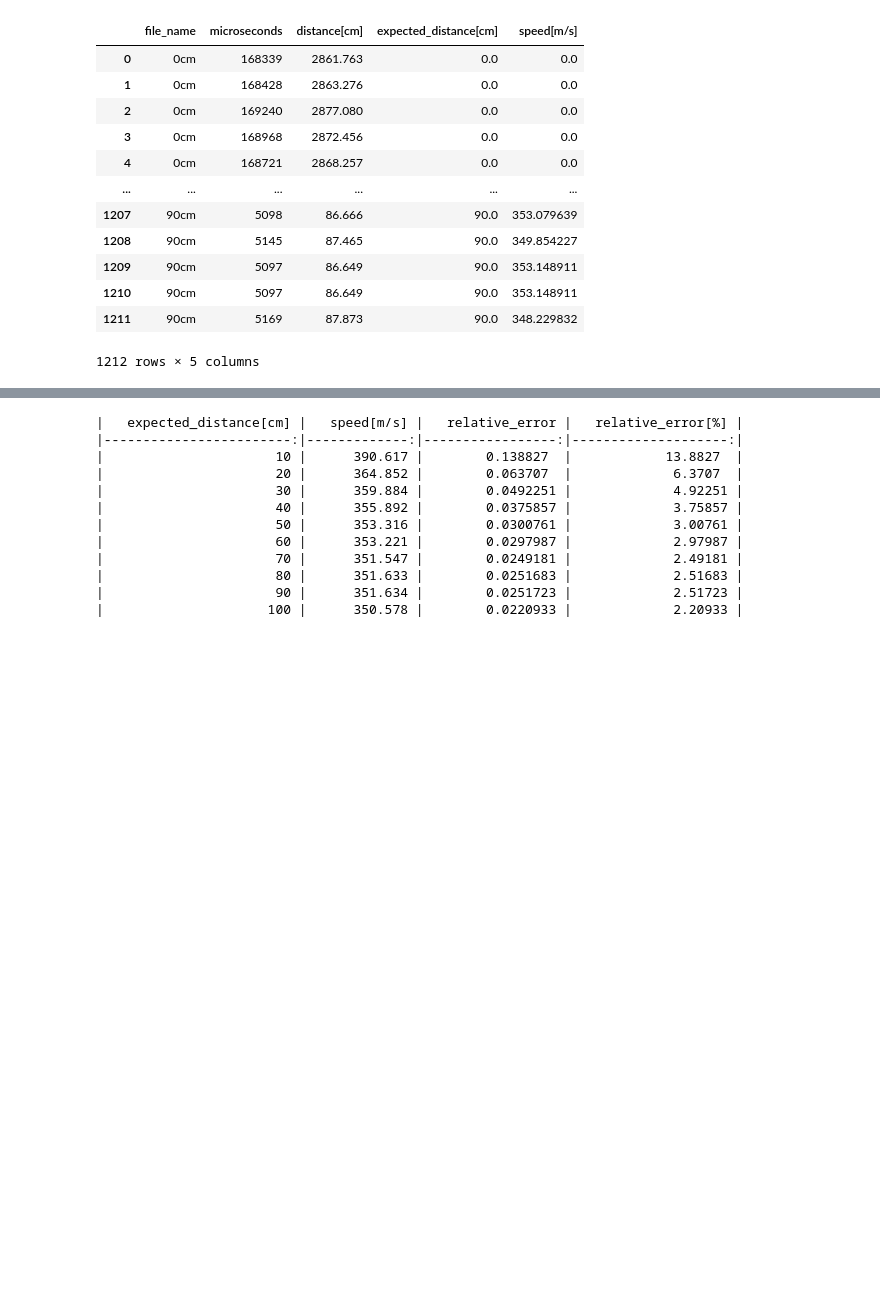
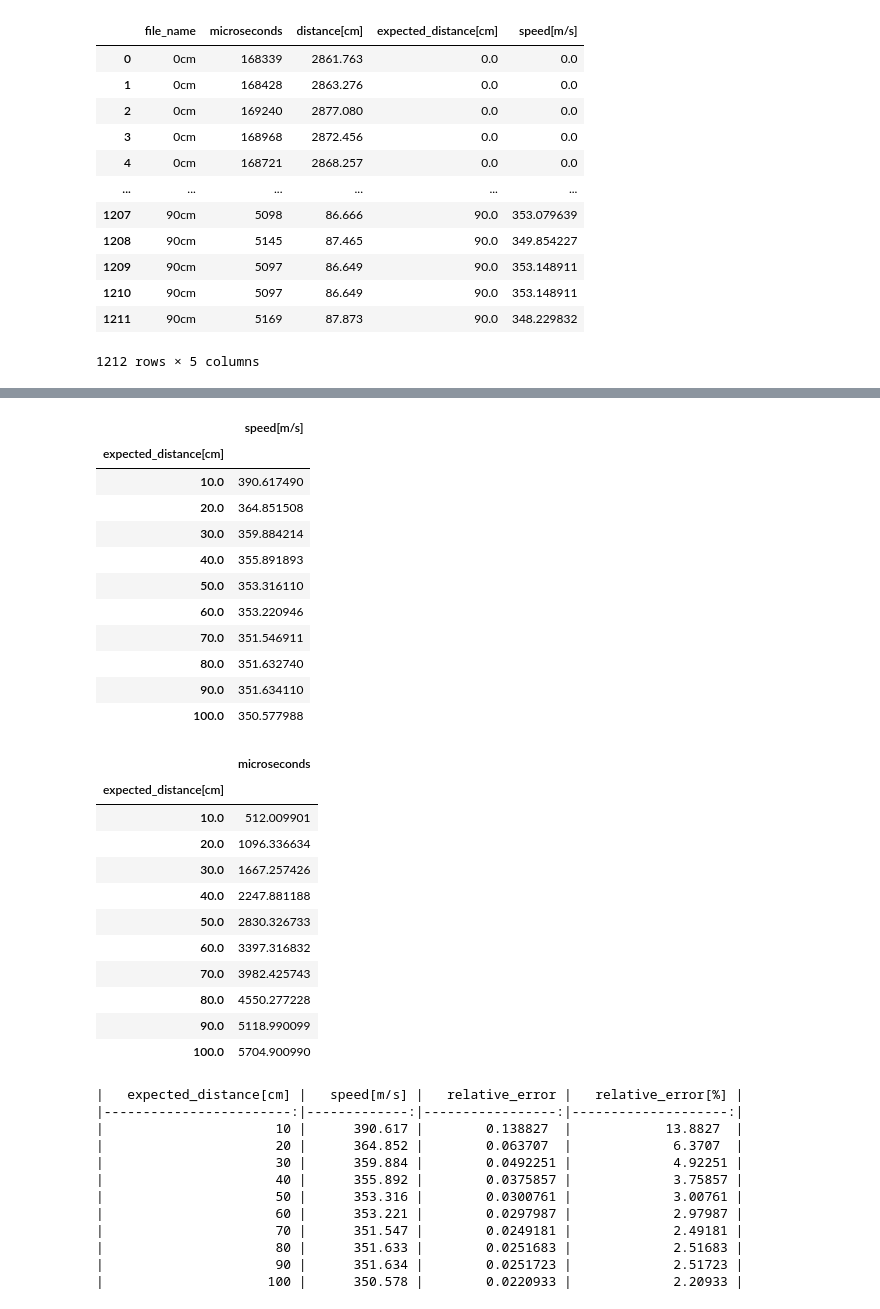
Before and after one commit to CelestineOverflow/BUL, a Jupyter notebook: lab-1/post.ipynb, the cells around one changed output, grey strips where cells are left out. Saved outputs shown, nothing was run; the diff lists cells and outputs as text; code cells hidden in the pictures; blank space fills up the shorter version.

```diff
--- a/lab-1/post.ipynb
+++ b/lab-1/post.ipynb
@@ -130,15 +130,51 @@ The default value of numeric_only in DataFrameGroupBy.mean is deprecated. In a f
 # %%
 #speed of sound by mean
 df_speed = df[['expected_distance[cm]', 'speed[m/s]']].groupby('expected_distance[cm]').mean()
 #drop were expected_distance is 0.0
 df_speed = df_speed.drop(index=0.0)
 df_speed = df_speed.drop(index=1.0)
 fig = px.scatter(df_speed, x=df_speed.index, y='speed[m/s]', trendline='ols')
 fig.update_layout(title_text='speed of sound by mean')
 #add more ticks in x axis
 fig.update_xaxes(dtick=10)
 fig.update_yaxes(dtick=5)
 fig.show()
+display(df_speed)
+# fig = px.scatter(df_speed, x="distance[cm]", y="microseconds", trendline="ols")
+
+df_mean_microseconds = df[['expected_distance[cm]', 'microseconds']].groupby('expected_distance[cm]').mean()
+df_mean_microseconds = df_mean_microseconds.drop(index=[0.0, 1.0])
+display(df_mean_microseconds)
+
+fig = px.scatter(df_mean_microseconds, x=df_mean_microseconds.index, y='microseconds', trendline='ols')
+fig.update_layout(title_text='tof by expected_measurement')
+#add more ticks in x axis
+fig.show()
+# %% [output]
+|  | speed[m/s] |
+| expected_distance[cm] |  |
+| 10.0 | 390.617490 |
+| 20.0 | 364.851508 |
+| 30.0 | 359.884214 |
+| 40.0 | 355.891893 |
+| 50.0 | 353.316110 |
+| 60.0 | 353.220946 |
+| 70.0 | 351.546911 |
+| 80.0 | 351.632740 |
+| 90.0 | 351.634110 |
+| 100.0 | 350.577988 |
+|  | microseconds |
+| expected_distance[cm] |  |
+| 10.0 | 512.009901 |
+| 20.0 | 1096.336634 |
+| 30.0 | 1667.257426 |
+| 40.0 | 2247.881188 |
+| 50.0 | 2830.326733 |
+| 60.0 | 3397.316832 |
+| 70.0 | 3982.425743 |
+| 80.0 | 4550.277228 |
+| 90.0 | 5118.990099 |
+| 100.0 | 5704.900990 |
 # %%
 #relative error to the speed of sound
 df_speed['relative_error'] = (df_speed['speed[m/s]'] - 343) / 343
```
Also changed, not shown: parts of 4 cells of this notebook, 2 other files.
